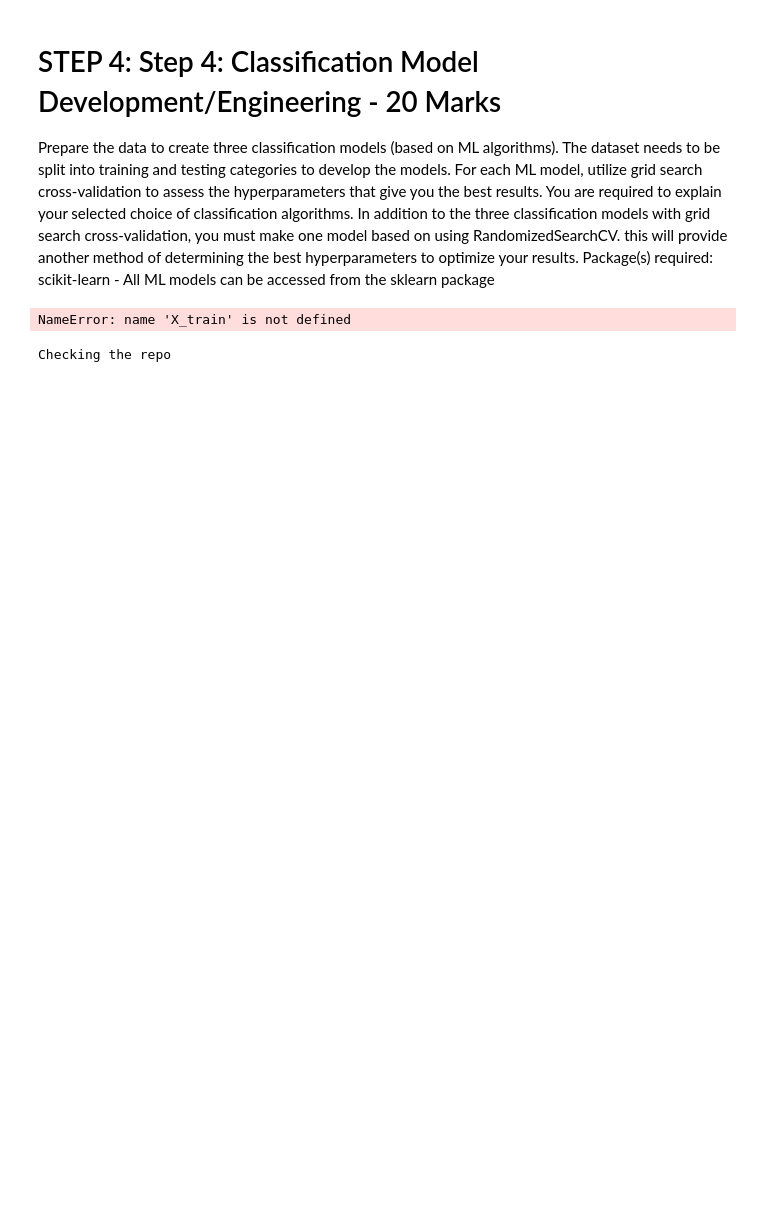
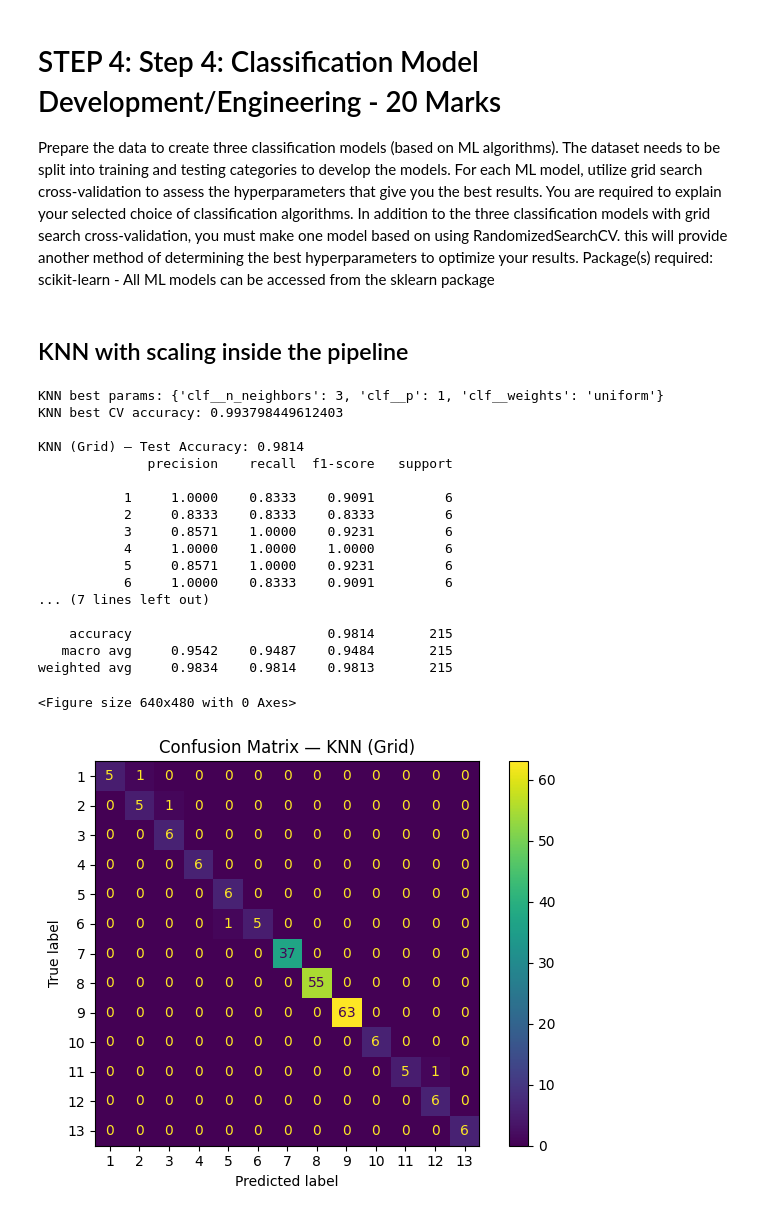
Before and after one commit to babak-tafreshi/AER850_Project1, a Jupyter notebook: AER850_Project1.ipynb, the cells around one changed output. Drawn from its saved outputs; the diff is of its cells as text; code cells hidden in the pictures; blank space fills up the shorter version.

```diff
--- a/AER850_Project1.ipynb
+++ b/AER850_Project1.ipynb
@@ -264,32 +311,41 @@ def eval_and_report(name, model, X_test, y_test):
     return acc
+# %% [markdown]
+## KNN with scaling inside the pipeline
 # %%
-pipe_knn = Pipeline(steps=[
+# CELL B — KNN with scaling inside the pipeline
+
+pipe_knn = Pipeline([
     ('scaler', StandardScaler()),
     ('clf', KNeighborsClassifier())
 ])
 
-param_grid_knn = {
-    'clf__n_neighbors': [3, 5, 7, 9, 11],
+grid_knn = {
+    'clf__n_neighbors': [3, 5, 7, 9],
     'clf__weights': ['uniform', 'distance'],
     'clf__p': [1, 2]  # Manhattan vs Euclidean
 }
 
-grid_knn = GridSearchCV(
-    estimator=pipe_knn,
-    param_grid=param_grid_knn,
-    scoring='accuracy',
-    cv=5,
-    n_jobs=-1,
-    verbose=1
-)
-grid_knn.fit(X_train, y_train)
-
-print("KNN best params:", grid_knn.best_params_)
-print("KNN best CV accuracy:", grid_knn.best_score_)
-acc_knn = eval_and_report("KNN (GridSearchCV)", grid_knn.best_estimator_, X_test, y_test)
+name_knn, best_knn, cv_knn, params_knn = fit_search("KNN (Grid)", pipe_knn, grid_knn, search='grid')
+print("KNN best params:", params_knn)
+print("KNN best CV accuracy:", cv_knn)
+acc_knn = evaluate(name_knn, best_knn)
 # %% [output]
-NameError: name 'X_train' is not defined
+KNN best params: {'clf__n_neighbors': 3, 'clf__p': 1, 'clf__weights': 'uniform'}
+KNN best CV accuracy: 0.993798449612403
+
+KNN (Grid) — Test Accuracy: 0.9814
+              precision    recall  f1-score   support
+
+           1     1.0000    0.8333    0.9091         6
+           2     0.8333    0.8333    0.8333         6
+           3     0.8571    1.0000    0.9231         6
+           4     1.0000    1.0000    1.0000         6
+           5     0.8571    1.0000    0.9231         6
+           6     1.0000    0.8333    0.9091         6
+... (7 lines left out)
+
+    accuracy                         0.9814       215
+   macro avg     0.9542    0.9487    0.9484       215
+weighted avg     0.9834    0.9814    0.9813       215
+<Figure size 640x480 with 0 Axes>
+[figure, added]
-# %%
-print("Checking the repo")
-# %% [output]
-Checking the repo
```
Also changed, not shown: parts of 17 cells of this notebook.
